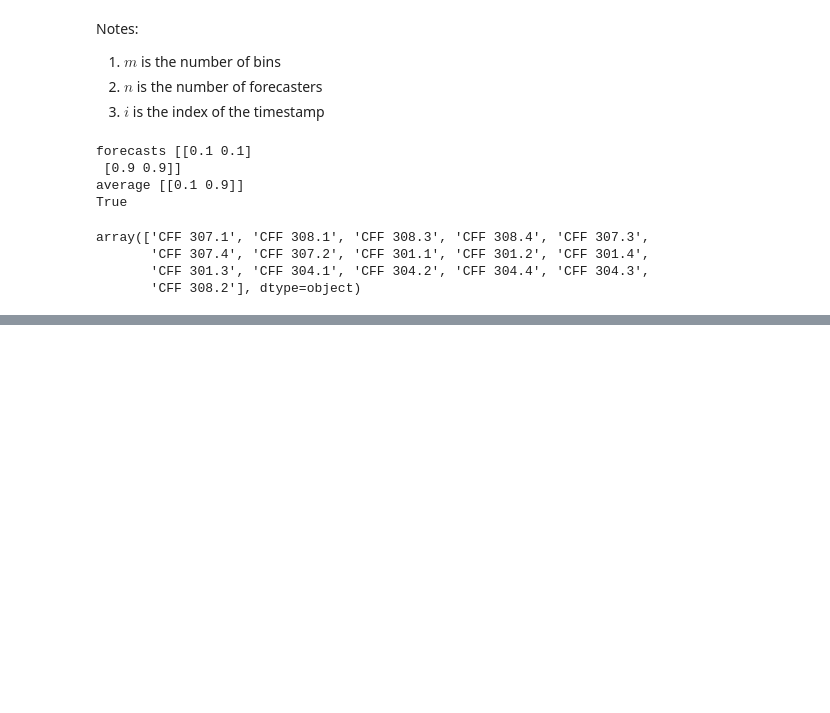
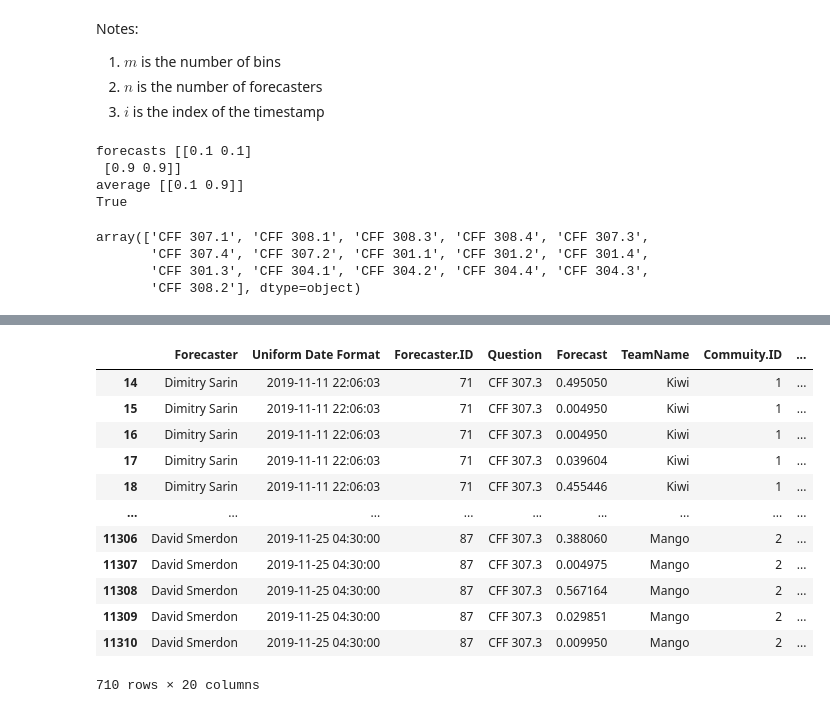
Before and after one commit to zarak/focus_plots, a Jupyter notebook: notebooks/KL_Divergence.ipynb, the cells around one changed output, grey strips where cells are left out. Cells and saved outputs as stored; diff of their text form; code cells hidden in the pictures; blank space fills up the shorter version.

```diff
--- a/notebooks/KL_Divergence.ipynb
+++ b/notebooks/KL_Divergence.ipynb
@@ -157,3 +128,19 @@ dtype: float64
+# %%
+processed.query("Question == @question")
+# %% [output]
+|  | Forecaster | Uniform Date Format | Forecaster.ID | Question | Forecast | TeamName | Commuity.ID | ... |
+| 14 | Dimitry Sarin | 2019-11-11 22:06:03 | 71 | CFF 307.3 | 0.495050 | Kiwi | 1 | ... |
+| 15 | Dimitry Sarin | 2019-11-11 22:06:03 | 71 | CFF 307.3 | 0.004950 | Kiwi | 1 | ... |
+| 16 | Dimitry Sarin | 2019-11-11 22:06:03 | 71 | CFF 307.3 | 0.004950 | Kiwi | 1 | ... |
+| 17 | Dimitry Sarin | 2019-11-11 22:06:03 | 71 | CFF 307.3 | 0.039604 | Kiwi | 1 | ... |
+| 18 | Dimitry Sarin | 2019-11-11 22:06:03 | 71 | CFF 307.3 | 0.455446 | Kiwi | 1 | ... |
+| ... | ... | ... | ... | ... | ... | ... | ... | ... |
+| 11306 | David Smerdon | 2019-11-25 04:30:00 | 87 | CFF 307.3 | 0.388060 | Mango | 2 | ... |
+| 11307 | David Smerdon | 2019-11-25 04:30:00 | 87 | CFF 307.3 | 0.004975 | Mango | 2 | ... |
+| 11308 | David Smerdon | 2019-11-25 04:30:00 | 87 | CFF 307.3 | 0.567164 | Mango | 2 | ... |
+| 11309 | David Smerdon | 2019-11-25 04:30:00 | 87 | CFF 307.3 | 0.029851 | Mango | 2 | ... |
+| 11310 | David Smerdon | 2019-11-25 04:30:00 | 87 | CFF 307.3 | 0.009950 | Mango | 2 | ... |
+710 rows × 20 columns
 # %%
 C = 0.005
 processed.loc[:, 'Forecast'] = processed.Forecast.replace(0, C)
```
Also changed, not shown: parts of 11 cells of this notebook.
